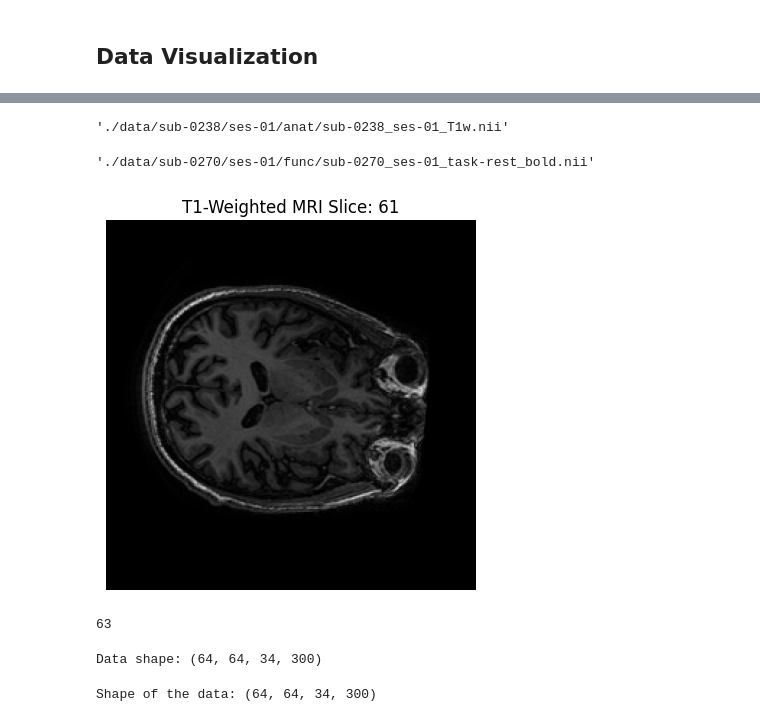
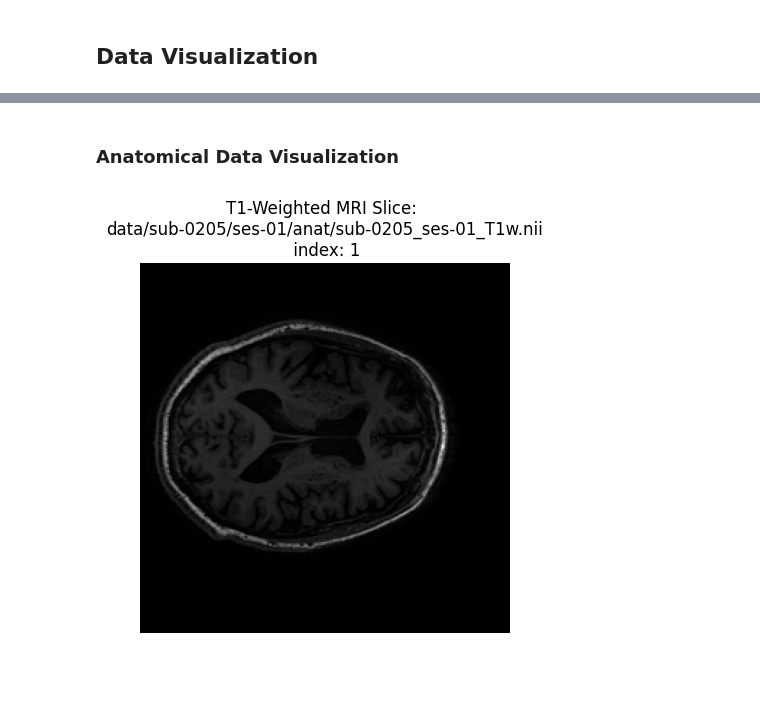
Before and after one commit to efwoods/Parkinsons_Disease_Study, a Jupyter notebook: example_data.ipynb, the cells around one changed output, grey strips where cells are left out. Cells and saved outputs as stored; diff of their text form; code cells hidden in the pictures; blank space fills up the shorter version.

```diff
--- a/example_data.ipynb
+++ b/example_data.ipynb
@@ -85,0 +52,21 @@ nii_files
+# %%
+
+# Root directory is 'data'
+root_dir = 'data'
+
+# Glob all files that end in .nii under any 'func' directory (in nested subfolders)
+func_files = glob.glob(os.path.join(root_dir, '**', 'func', '**', '*.nii'), recursive=True)
+
+# Filter out files that contain the word 'mask' from the func_files list
+func_files_without_mask = [file for file in func_files if 'mask' not in file]
+
+# Glob all files that end in .nii under any 'anat' directory (in nested subfolders)
+anat_files = glob.glob(os.path.join(root_dir, '**', 'anat', '**', '*.nii'), recursive=True)
+
+# Glob all files that contain the word "mask" that end in .nii and are located under any 'func' directory (in nested subfolders)
+func_mask_files = glob.glob(os.path.join(root_dir, '**', 'func', '**', '*mask*.nii'), recursive=True)
+
+# Output the results
+print("Func files without mask:", func_files_without_mask)
+print("Anat files:", anat_files)
+print("Func mask files:", func_mask_files)
@@ -96,8 +78,0 @@ nii_files[0]
-# %%
-nii_files[9]
-# %% [output]
-'./data/sub-0238/ses-01/anat/sub-0238_ses-01_T1w.nii'
-# %%
-nii_files[0]
-# %% [output]
-'./data/sub-0270/ses-01/func/sub-0270_ses-01_task-rest_bold.nii'
@@ -107,35 +79,23 @@ nii_file_length = len(nii_files)
+# %% [markdown]
+### Anatomical Data Visualization
+# %%
+index = 0
+file_list_len = len(func_files_without_mask)
 # %%
+index += 1
+index %= file_list_len
 # Load the compressed NIfTI file
-img = nib.load(nii_files[index])
+img = nib.load(anat_files[index])
 
 # Get image data as a NumPy array
 data = img.get_fdata()
 
 # Display a middle slice of the brain
 slice_index = data.shape[2] // 2  # Middle slice in the z-dimension
+
 plt.imshow(data[:, :, slice_index], cmap="gray")
 plt.axis("off")
-plt.title(f"T1-Weighted MRI Slice: {index}")
+plt.title(f"T1-Weighted MRI Slice: \n{anat_files[index]}\n index: {index}")
 plt.show()
-index += 2
-index %= nii_file_length
-index
 # %% [output]
-[figure, old version]
+[figure, new version]
-63
-# %%
-import nibabel as nib
-
-# Load the fMRI NIfTI file
-nii_file = "./data/sub-0270/ses-01/func/sub-0270_ses-01_task-rest_bold.nii"
-img = nib.load(nii_file)  # Load the file
-data = img.get_fdata()    # Convert to NumPy array
-
-# Print file shape
-print("Data shape:", data.shape)
-# %% [output]
-Data shape: (64, 64, 34, 300)
-# %%
-print("Shape of the data:", data.shape)
-# %% [output]
-Shape of the data: (64, 64, 34, 300)
```
Also changed, not shown: parts of 26 cells of this notebook, 1 other file.
